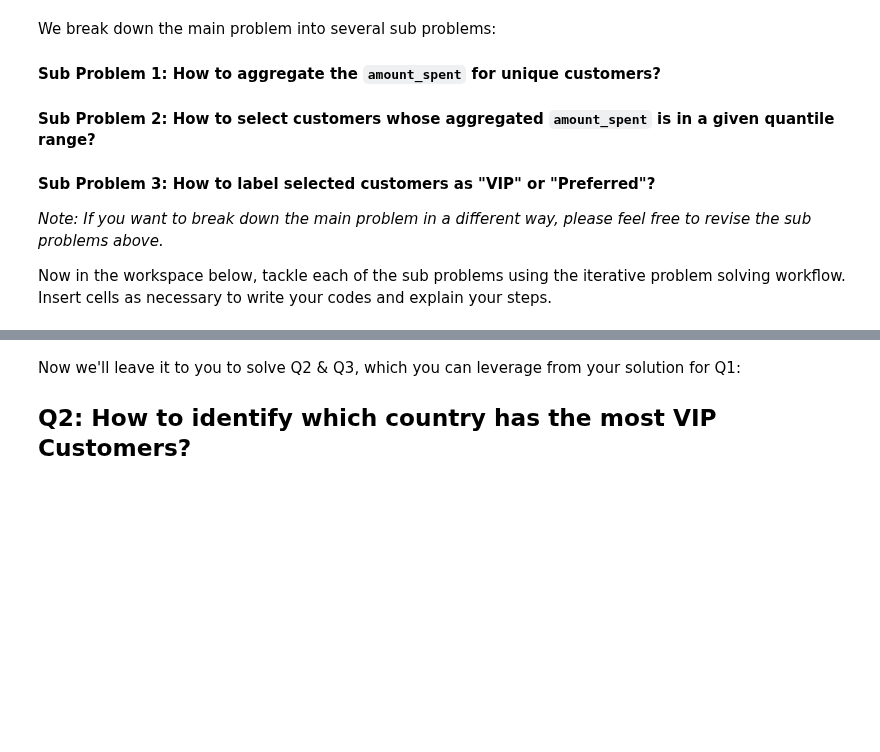
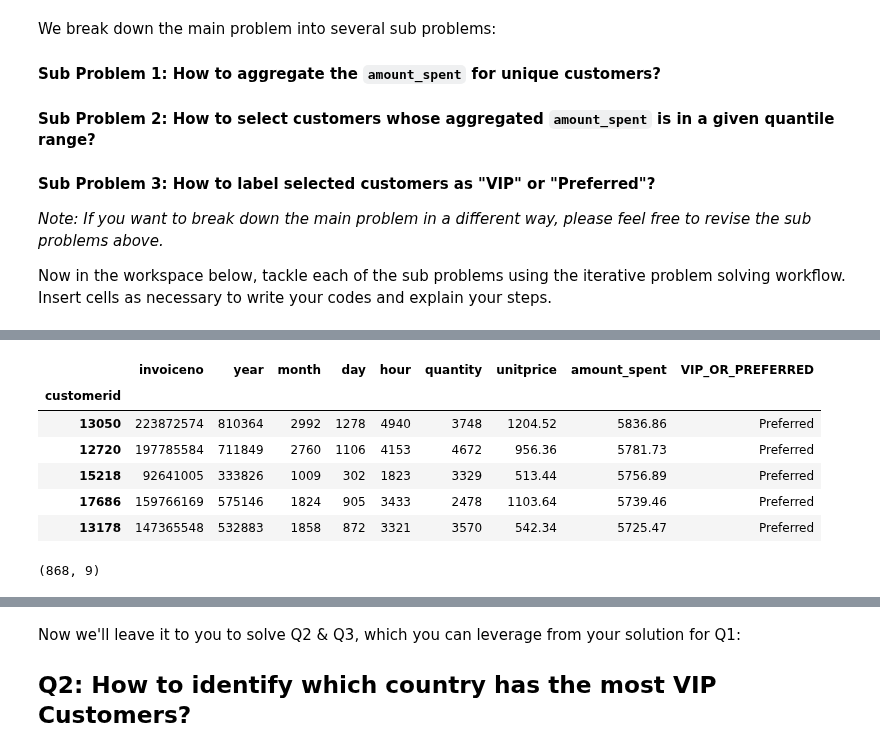
Before and after one commit to Ironhack-Data-Madrid-Octubre-2023/2.3-lab_df_calculation_and_transformation, a Jupyter notebook: your-code/challenge-3.ipynb, the cells around one changed output, grey strips where cells are left out. Drawn from its saved outputs; the diff is of its cells as text; code cells hidden in the pictures; blank space fills up the shorter version.

```diff
--- a/your-code/challenge-3.ipynb
+++ b/your-code/challenge-3.ipynb
@@ -85,0 +125,15 @@ Now in the workspace below, tackle each of the sub problems using the iterative
+# %%
+preferred = cust_orden[(cust_orden.amount_spent >= per75) & (cust_orden.amount_spent < per95)] # df[condicion df]
+preferred.head()
+# %% [output]
+|  | invoiceno | year | month | day | hour | quantity | unitprice | amount_spent | VIP_OR_PREFERRED |
+| customerid |  |  |  |  |  |  |  |  |  |
+| 13050 | 223872574 | 810364 | 2992 | 1278 | 4940 | 3748 | 1204.52 | 5836.86 | Preferred |
+| 12720 | 197785584 | 711849 | 2760 | 1106 | 4153 | 4672 | 956.36 | 5781.73 | Preferred |
+| 15218 | 92641005 | 333826 | 1009 | 302 | 1823 | 3329 | 513.44 | 5756.89 | Preferred |
+| 17686 | 159766169 | 575146 | 1824 | 905 | 3433 | 2478 | 1103.64 | 5739.46 | Preferred |
+| 13178 | 147365548 | 532883 | 1858 | 872 | 3321 | 3570 | 542.34 | 5725.47 | Preferred |
+# %%
+preferred.shape
+# %% [output]
+(868, 9)
```
Also changed, not shown: parts of 9 cells of this notebook.
